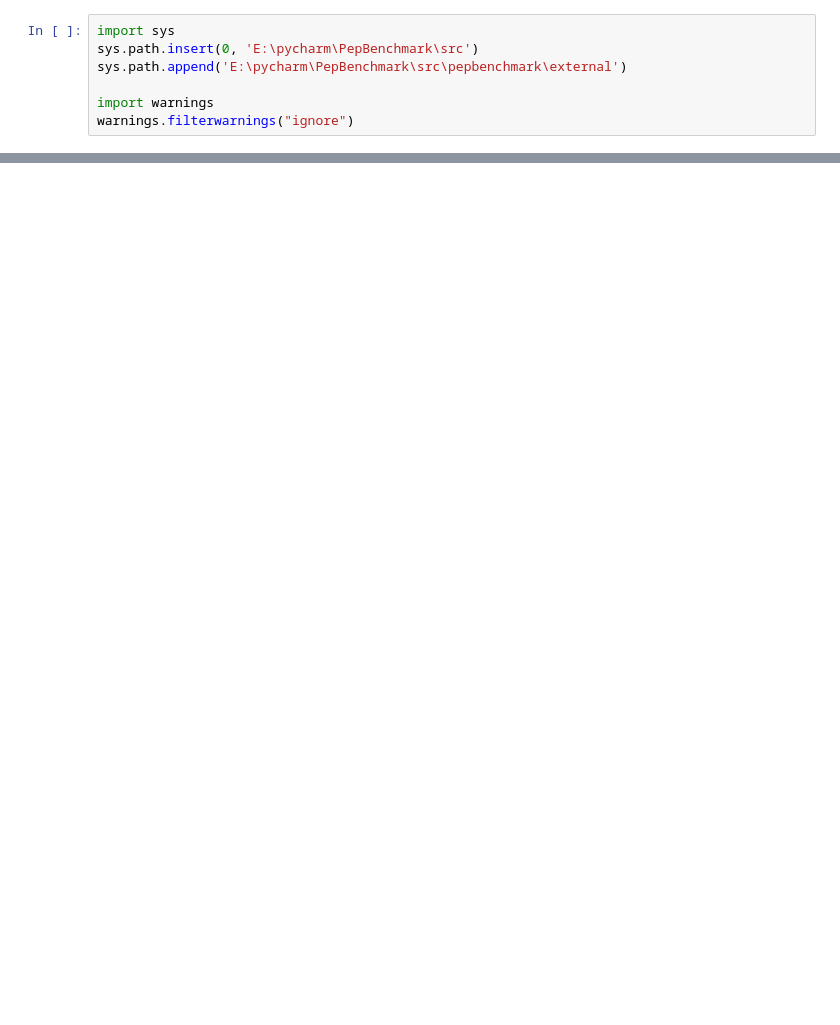
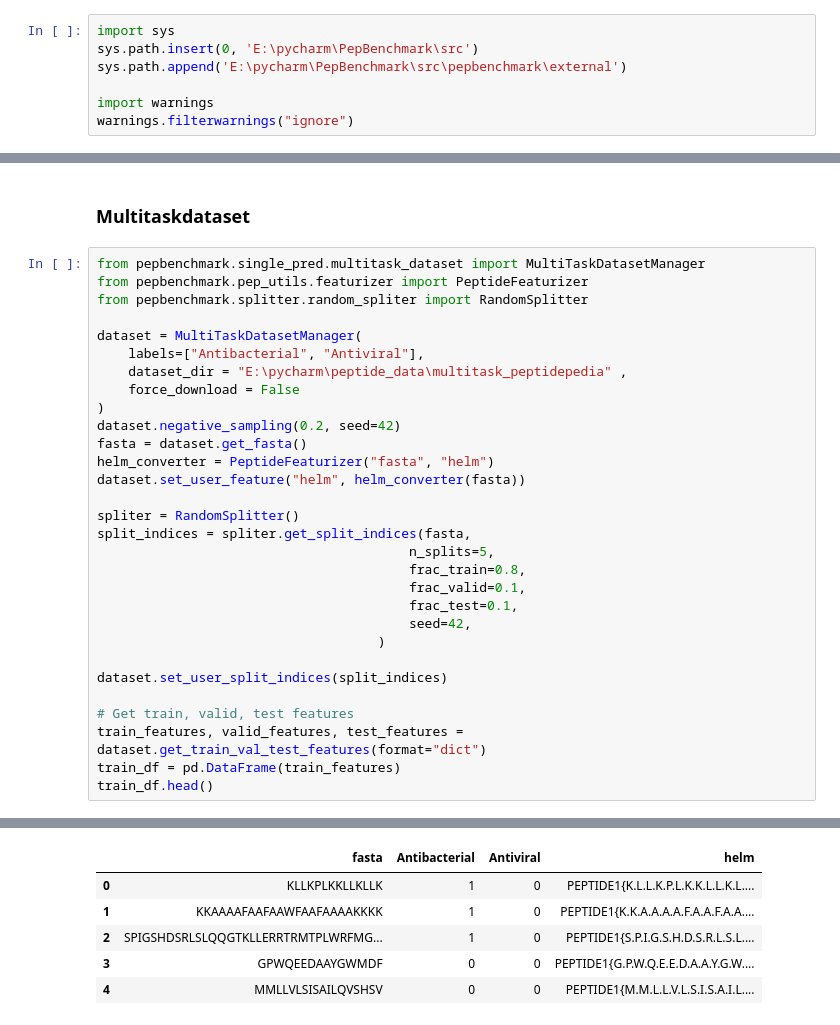
Before and after one commit to ZGCI-AI4S-Pep/PepBenchmark, a Jupyter notebook: notebook/basic.ipynb, the cells around one changed output, grey strips where cells are left out. Saved outputs shown, nothing was run; the diff lists cells and outputs as text; blank space fills up the shorter version.

```diff
--- a/notebook/basic.ipynb
+++ b/notebook/basic.ipynb
@@ -218,0 +232,33 @@ plot_peptide_distribution(remain_df, dataset_name = "QS_APML", type = "binary_cl
+# %% [markdown]
+### Multitaskdataset
+# %%
+from pepbenchmark.single_pred.multitask_dataset import MultiTaskDatasetManager
+from pepbenchmark.pep_utils.featurizer import PeptideFeaturizer
+from pepbenchmark.splitter.random_spliter import RandomSplitter
+
+dataset = MultiTaskDatasetManager(
+    labels=["Antibacterial", "Antiviral"],
+    dataset_dir = "E:\pycharm\peptide_data\multitask_peptidepedia" ,
+    force_download = False
+)
+dataset.negative_sampling(0.2, seed=42)
+fasta = dataset.get_fasta()
+helm_converter = PeptideFeaturizer("fasta", "helm")
+dataset.set_user_feature("helm", helm_converter(fasta))
+
+spliter = RandomSplitter()
+split_indices = spliter.get_split_indices(fasta,
+                                        n_splits=5,
+                                        frac_train=0.8,
+                                        frac_valid=0.1,
+                                        frac_test=0.1,
+                                        seed=42,
+                                    )
+
+dataset.set_user_split_indices(split_indices)
+
+# Get train, valid, test features
+train_features, valid_features, test_features = dataset.get_train_val_test_features(format="dict")
+train_df = pd.DataFrame(train_features)
+train_df.head()
+# %% [output]
@@ -218,0 +270,6 @@ plot_peptide_distribution(remain_df, dataset_name = "QS_APML", type = "binary_cl
+|  | fasta | Antibacterial | Antiviral | helm |
+| 0 | KLLKPLKKLLKLLK | 1 | 0 | PEPTIDE1{K.L.L.K.P.L.K.K.L.L.K.L.... |
+| 1 | KKAAAAFAAFAAWFAAFAAAAKKKK | 1 | 0 | PEPTIDE1{K.K.A.A.A.A.F.A.A.F.A.A.... |
+| 2 | SPIGSHDSRLSLQQGTKLLERRTRMTPLWRFMG... | 1 | 0 | PEPTIDE1{S.P.I.G.S.H.D.S.R.L.S.L.... |
+| 3 | GPWQEEDAAYGWMDF | 0 | 0 | PEPTIDE1{G.P.W.Q.E.E.D.A.A.Y.G.W.... |
+| 4 | MMLLVLSISAILQVSHSV | 0 | 0 | PEPTIDE1{M.M.L.L.V.L.S.I.S.A.I.L.... |
```
Also changed, not shown: parts of 10 cells of this notebook, 5 other files.
